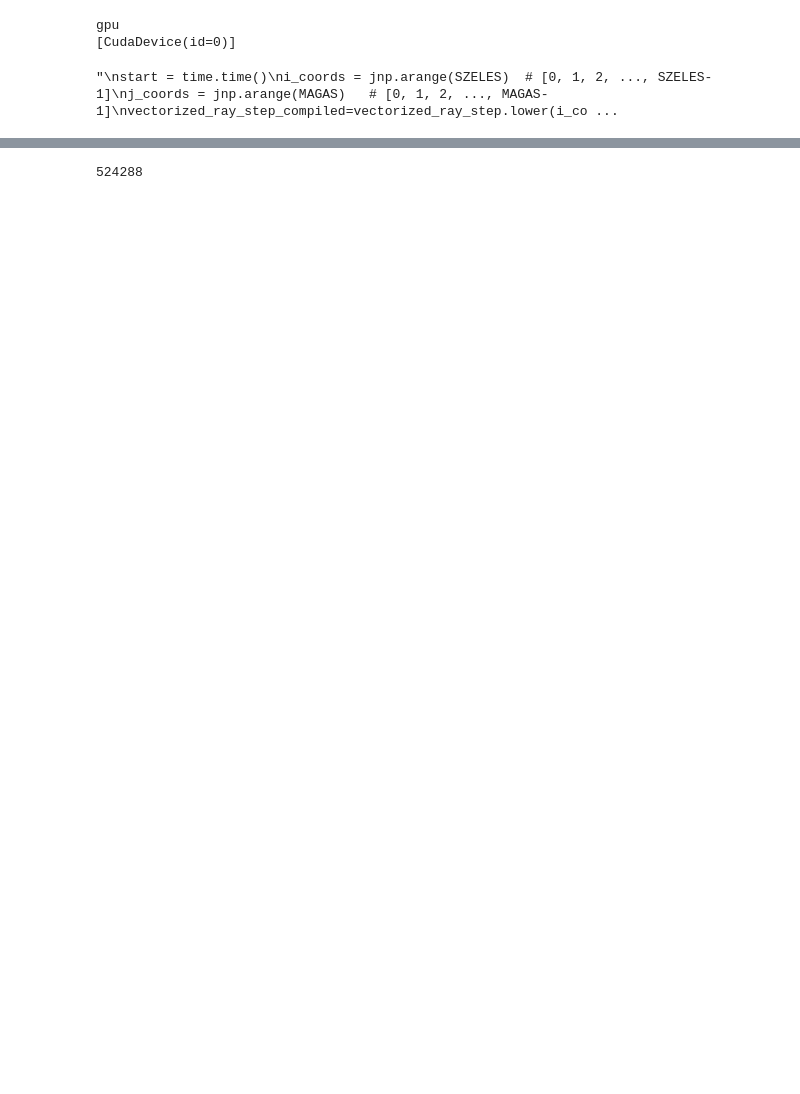
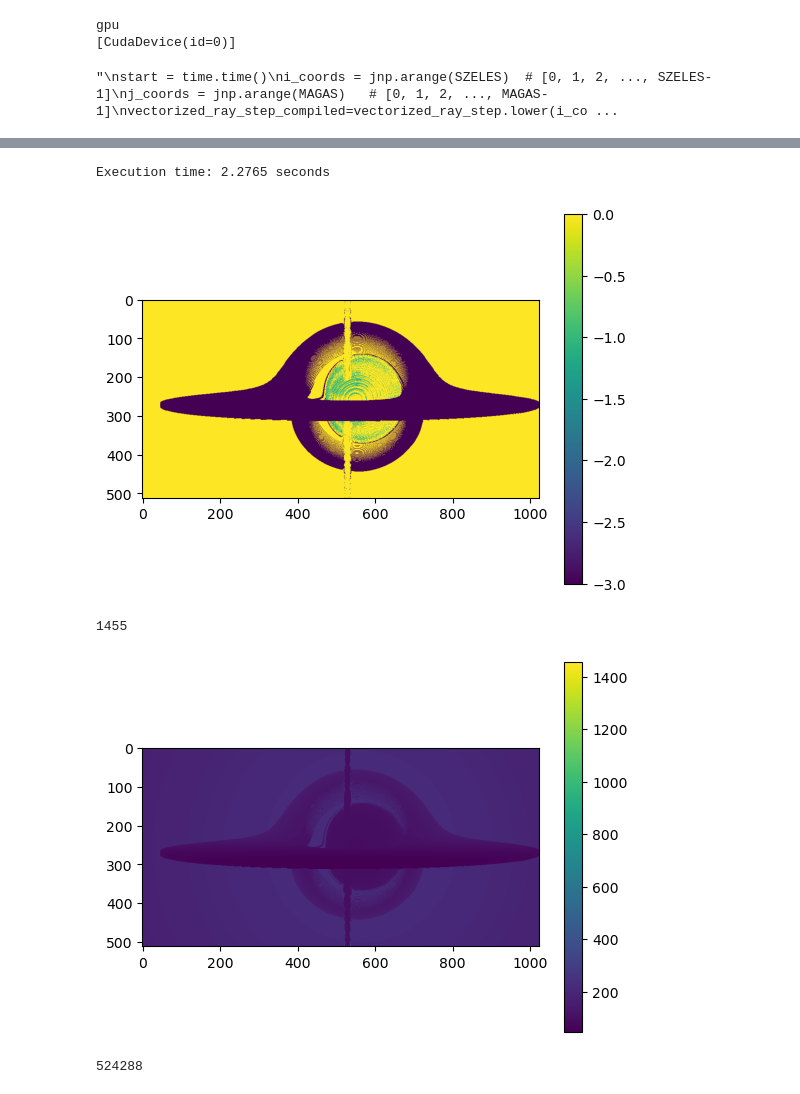
Before and after one commit to ElekCorp/GPU_black-hole_ray_tracing, a Jupyter notebook: jax_blackhole-diffrax_sanity_check.ipynb, the cells around one changed output, grey strips where cells are left out. Drawn from its saved outputs; the diff is of its cells as text; code cells hidden in the pictures; blank space fills up the shorter version.

Commit message:
add TPU and GPU optimized by grouping similar iter num together

```diff
--- a/jax_blackhole-diffrax_sanity_check.ipynb
+++ b/jax_blackhole-diffrax_sanity_check.ipynb
@@ -746,3 +791,26 @@ plt.show()
+# %%
+
+res,iters=makeframe_TPU_optimized(SZELES, MAGAS, x, Omega, a, Q, rs, errormax, de0, kepernyo_high, kepernyo_tav, sugar_ki, gyuru_sugar_kicsi, gyuru_sugar_nagy, SZELESregi, MAGASregi, ikezd, jkezd, iveg)
+
+
+import numpy as np
+import matplotlib.pyplot as plt
+
+
+
+plt.imshow(res.T)  # 'gray' colormap for grayscale image
+plt.colorbar()                   # optional: show a color scale
+plt.show()
+
+print(jnp.max(iters))
+plt.imshow(iters.T)  # 'gray' colormap for grayscale image
+plt.colorbar()                   # optional: show a color scale
+plt.show()
+# %% [output]
+Execution time: 2.2765 seconds
+[figure, added]
+1455
+[figure, added]
 # %%
 1024*512
 # %% [output]
```
Also changed, not shown: parts of 20 cells of this notebook.
